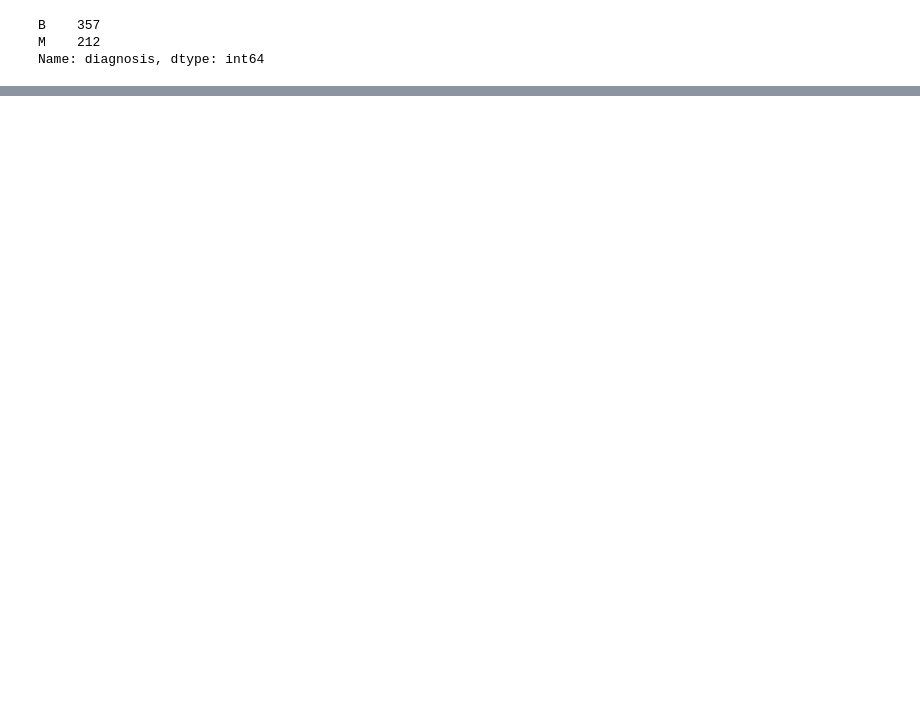
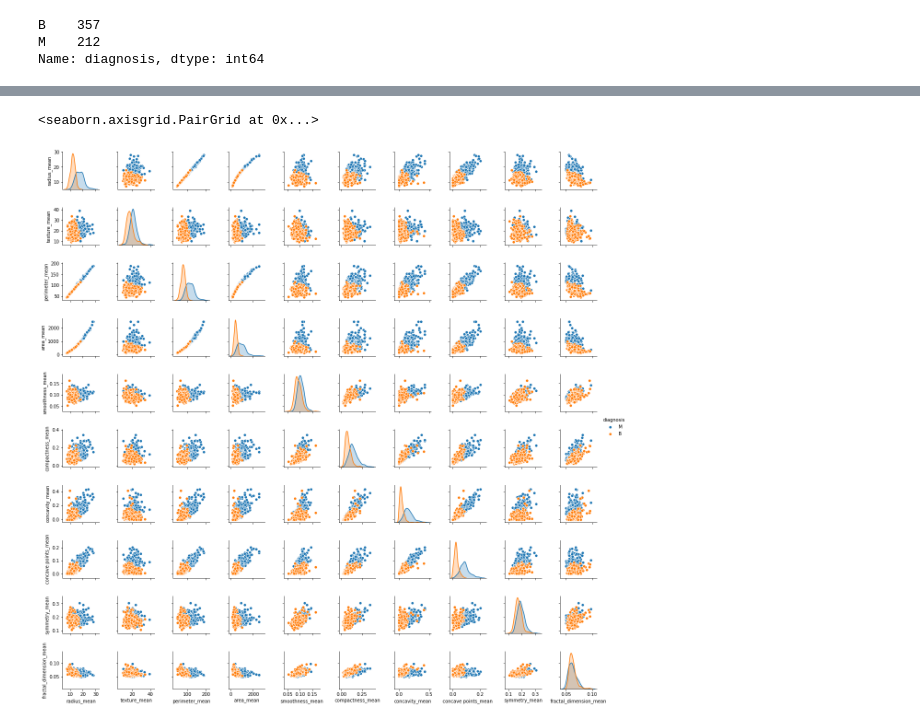
Before and after one commit to galmaigy/Stat2_MSDS6372_Project2_BreastCancer, a Jupyter notebook: BreastCancer.ipynb, the cells around one changed output, grey strips where cells are left out. Cells and saved outputs as stored; diff of their text form; code cells hidden in the pictures; blank space fills up the shorter version.

```diff
--- a/BreastCancer.ipynb
+++ b/BreastCancer.ipynb
@@ -43,0 +159,7 @@ Name: diagnosis, dtype: int64
+# %%
+#pairplot
+
+sns.pairplot(data=df.iloc[:,:11], hue='diagnosis', height=1.7) # hue:색상을 (class)로 달리 하여 PCA가 있을 것 같다는 확신을 준다.
+# %% [output]
+<seaborn.axisgrid.PairGrid at 0x...>
+[figure, added]
```
Also changed, not shown: parts of 7 cells of this notebook.
